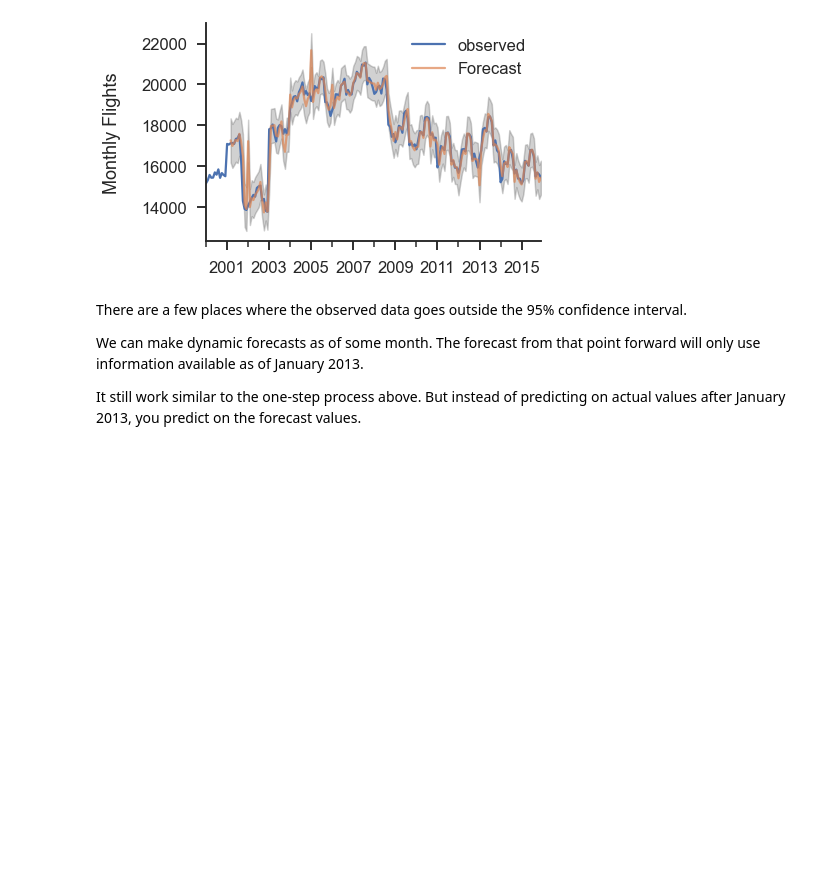
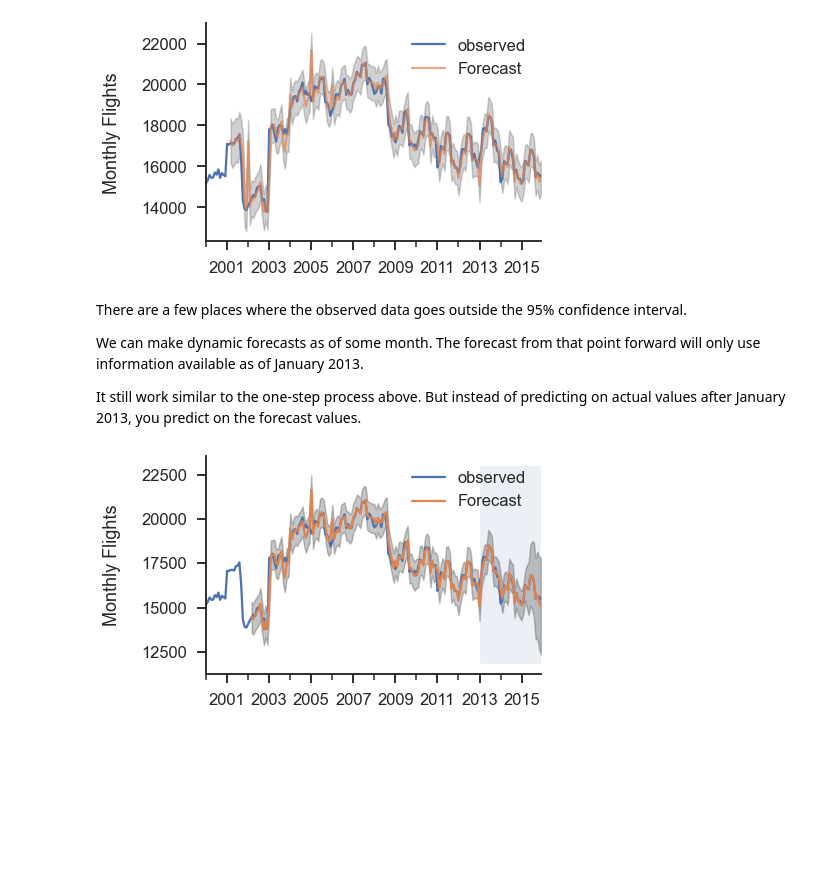
Before and after one commit to paw-lu/modern-pandas, a Jupyter notebook: modern-pandas/7_timeseries.ipynb, the cells around one changed output. Cells and saved outputs as stored; diff of their text form; code cells hidden in the pictures; blank space fills up the shorter version.

```diff
--- a/modern-pandas/7_timeseries.ipynb
+++ b/modern-pandas/7_timeseries.ipynb
@@ -711,0 +709,24 @@ pred_dy_ci = pred_dy.conf_int()
+# %%
+pred_dy = res_seasonal.get_prediction(start="2002-03-01", dynamic="2013-01-01")
+pred_dy_ci = pred_dy.conf_int()
+ax = y.plot(label="observed")
+pred_dy.predicted_mean.plot(ax=ax, label="Forecast")
+ax.fill_between(
+    pred_dy_ci.index,
+    pred_dy_ci.iloc[:, 0],
+    pred_dy_ci.iloc[:, 1],
+    color="k",
+    alpha=0.25,
+)
+ax.set_ylabel("Monthly Flights")
+
+# Highlight the forecast area
+ax.fill_betweenx(
+    ax.get_ylim(), pd.Timestamp("2013-01-01"), y.index[-1], alpha=0.1, zorder=-1
+)
+ax.annotate("Dynamic $\\longrightarrow$", (pd.Timestamp("2013-02-01"), 550))
+
+plt.legend()
+sns.despine()
+# %% [output]
+[figure, added]
```
Also changed, not shown: parts of 1 cell of this notebook, 2 other files.
